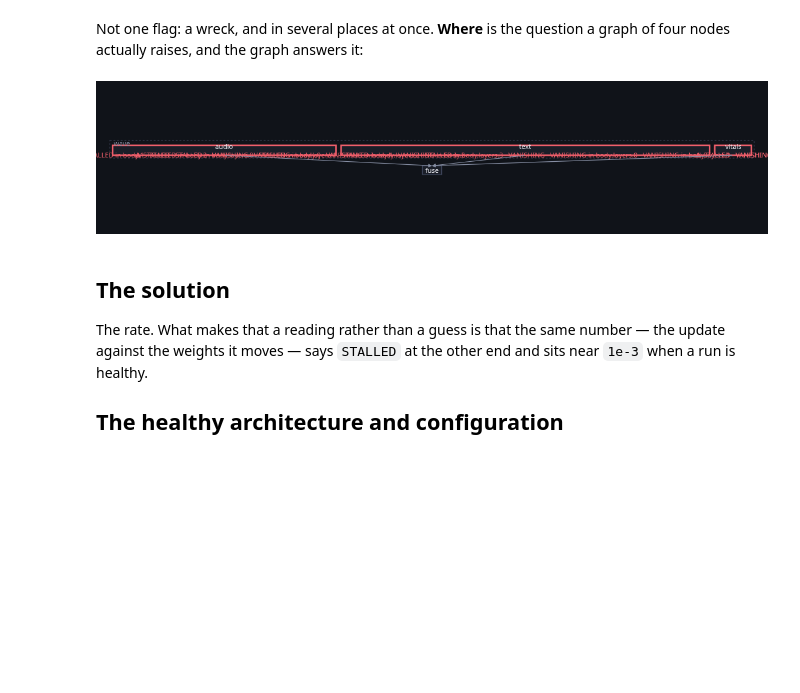
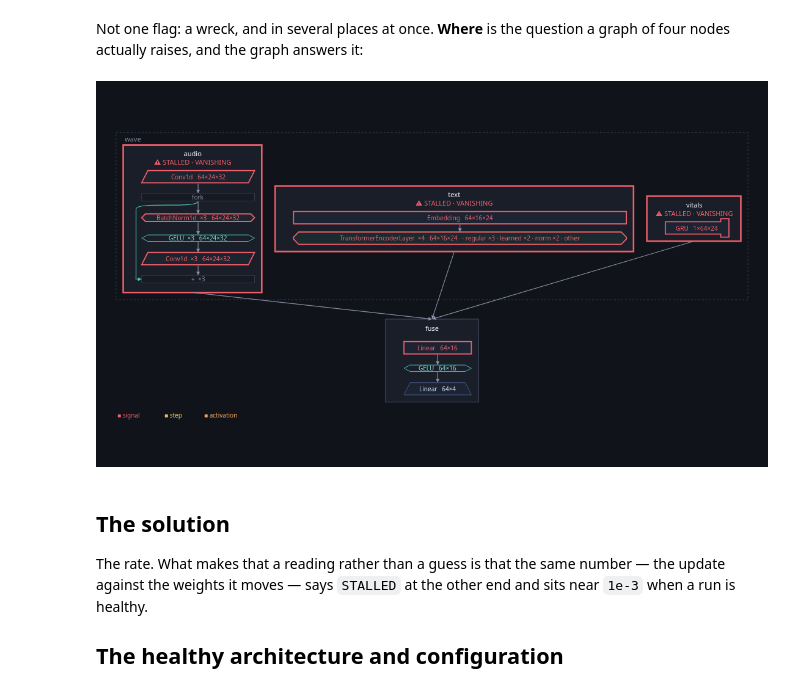
Before and after one commit to manucouto1/soma, a Jupyter notebook: examples/07-a-real-architecture.ipynb, the cells around one changed output. Drawn from its saved outputs; the diff is of its cells as text; code cells hidden in the pictures; blank space fills up the shorter version.

```diff
--- a/examples/07-a-real-architecture.ipynb
+++ b/examples/07-a-real-architecture.ipynb
@@ -302,9 +319,9 @@ alerts(store, run="2-problem")
 Not one flag: a wreck, and in several places at once. **Where** is the
 question a graph of four nodes actually raises, and the graph answers it:
 # %%
-overlaid(hot, store, run="2-problem")
+overlaid(hot, store, run="2-problem", inside=architecture(hot, ONE))
 # %% [output]
-[figure, old version]
+[figure, new version]
 # %% [markdown]
 ## The solution
 
```
Also changed, not shown: parts of 13 cells of this notebook, 12 other files.
